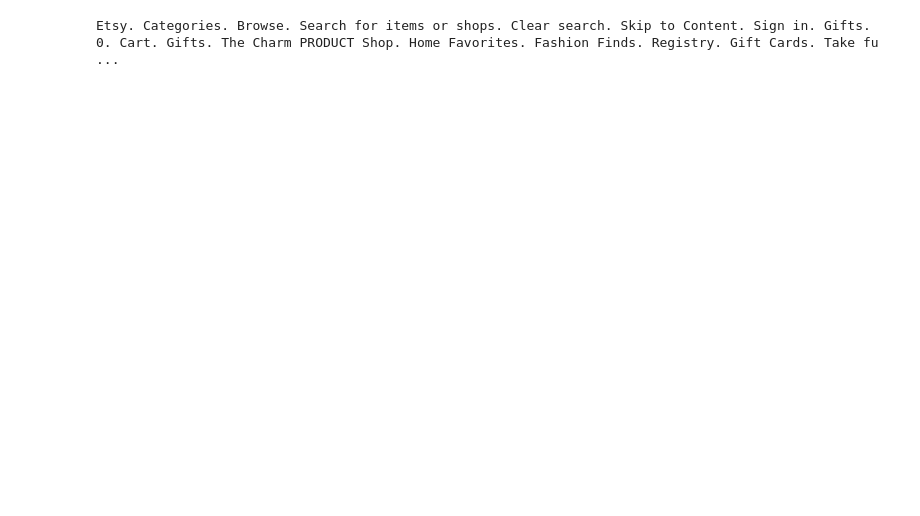
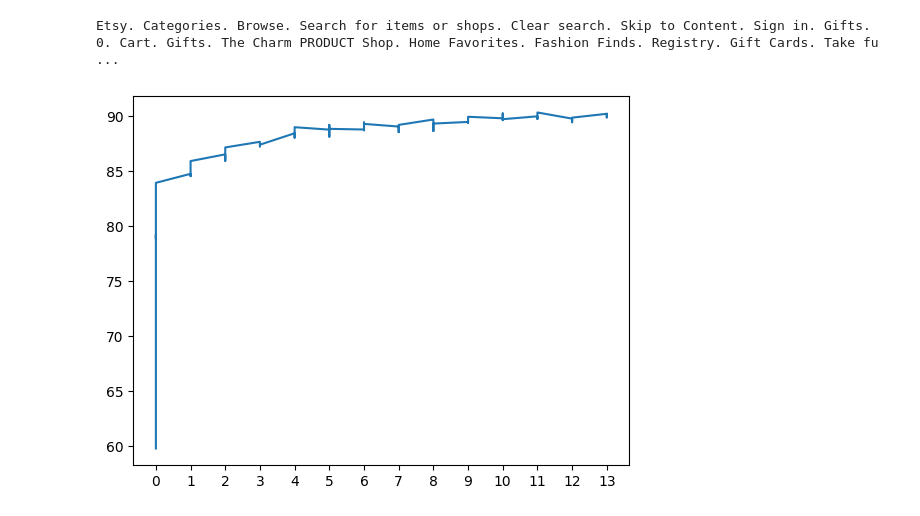
Before and after one commit to maddy-foley/capstone, a Jupyter notebook: notebook/capstone.ipynb, the cells around one changed output. Saved outputs shown, nothing was run; the diff lists cells and outputs as text; code cells hidden in the pictures; blank space fills up the shorter version.

Commit message:
working on visuals, added mean to pipeline stats

```diff
--- a/notebook/capstone.ipynb
+++ b/notebook/capstone.ipynb
@@ -43,3 +45,66 @@ span_info_2 = analyzer_2.get_related_spans()
 displacy.render(ent_doc_2, style="ent")
 # %% [output]
 Etsy. Categories. Browse. Search for items or shops. Clear search. Skip to Content. Sign in. Gifts. 0. Cart. Gifts. The Charm PRODUCT Shop. Home Favorites. Fashion Finds. Registry. Gift Cards. Take fu ...
+# %%
+import json
+from file_manager import JSONFileManager
+
+stats_file = JSONFileManager('../notebook/all_pipeline_stats.json')
+stats = stats_file.read_file()
+# %%
+import matplotlib.widgets as wd
+import matplotlib.pyplot as plt
+import matplotlib
+import numpy as np
+
+# epoch = [n for n in range(len(stats['all']['E']))][1:]
+
+epoch = stats['all']['E']
+ents_f = [float(x) for x in stats['all']['ENTS_F']]
+ents_r = [float(x) for x in stats['all']['ENTS_R']]
+ents_p = [float(x) for x in stats['all']['ENTS_P']]
+tok2vec_loss = [float(x) for x in stats['all']['TOK2VEC_LOSS']]
+ner_loss = [float(x) for x in stats['all']['NER_LOSS']]
+
+redu
+
+prev = None
+start = 0
+end = 1
+
+
+
+for i, num in enumerate(epoch):
+    if prev and prev < num:
+        end = i
+        np.mean(ents_f[start:end]))
+
+
+
+
+# ENTS_P = Precision = Formula: True Pos / (True pos + True Neg), high == few false positives
+# ENTS_R = recall = Formula: True Pos / (True pos + True Neg), high == few false negatives
+# ENTS_F = harmony of p and r. This is the MAIN quality score. Formula: F1 = 2 * (P * R) / (P + R)
+# ner_loss = loss from NER component based on how far the predicted entity spans are from the gold annotations.
+# t = np.arange(0., 5., 0.2)
+
+# plt.figure(figsize=(10, 10))
+# plt.scatter(epoch, ents_f, color='blue', label='F-score')
+# plt.plot(epoch, ents_f, color='blue', linestyle='--', alpha=0.5)
+
+# plt.scatter(epoch, ents_p, color='green', label='Precision')
+# plt.plot(epoch, ents_p, color='green', linestyle='--', alpha=0.5)
+
+# plt.scatter(epoch, ents_r, color='red', label='Recall')
+# plt.plot(epoch, ents_r, color='red', linestyle='--', alpha=0.5)
+# plt.legend(title='Legend')
+
+# plt.xlabel('Epoch')
+# plt.ylabel('Percentage of Quality Guesses per 200 Training Examples')
+# plt.title('NER Prediction Analysis')
+# plt.grid(True)
+fig, ax = plt.subplots()
+ax.plot(epoch,ents_f)
+plt.show()
+# %% [output]
+[figure, added]
```
Also changed, not shown: parts of 1 cell of this notebook, 4 other files.
